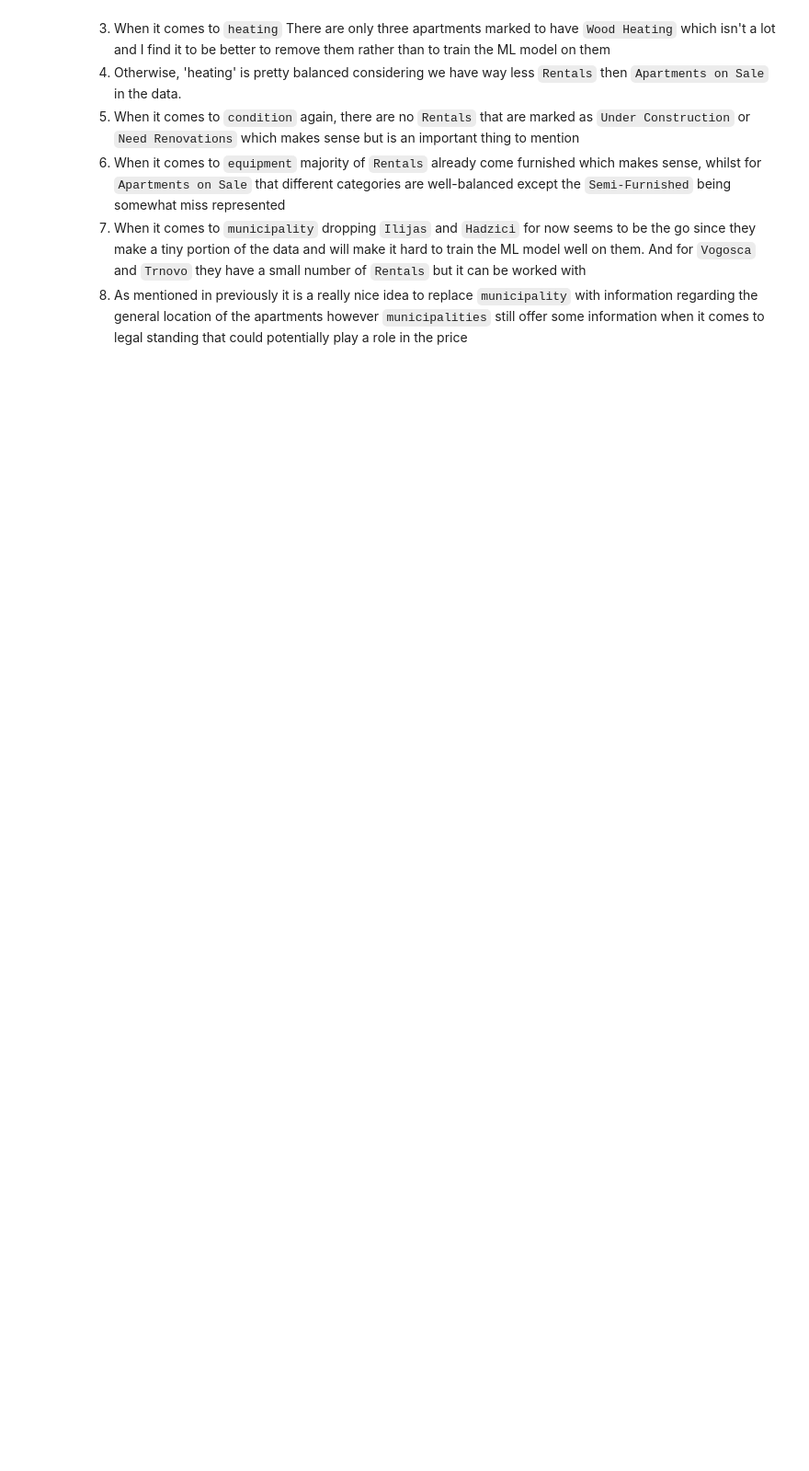
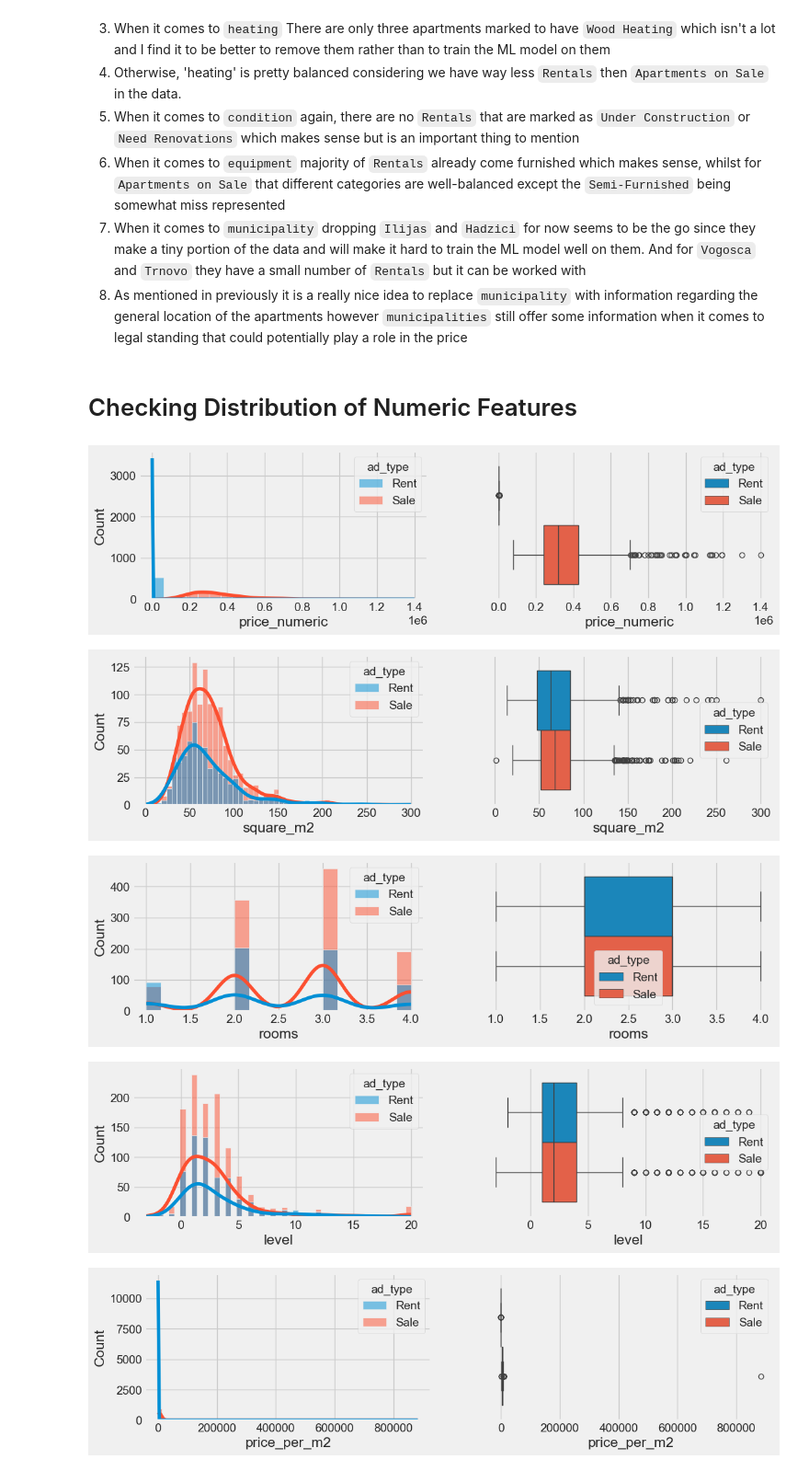
Before and after one commit to EmreArapcicUevak/EE418-Introduction-to-Machine-Learning-Project, a Jupyter notebook: notebooks/feature_analysis.ipynb, the cells around one changed output. Shown at 92% size. Drawn from its saved outputs; the diff is of its cells as text; code cells hidden in the pictures; blank space fills up the shorter version.

Commit message:
Start work on the distribution of the numeric features

```diff
--- a/notebooks/feature_analysis.ipynb
+++ b/notebooks/feature_analysis.ipynb
@@ -266,6 +266,25 @@ Well here are some key-notes
 6. When it comes to `equipment`  majority of `Rentals` already come furnished which makes sense, whilst for `Apartments on Sale` that different categories are well-balanced except the `Semi-Furnished` being somewhat miss represented
 7. When it comes to `municipality` dropping `Ilijas` and `Hadzici` for now seems to be the go since they make a tiny portion of the data and will make it hard to train the ML model well on them. And for `Vogosca` and `Trnovo` they have a small number of `Rentals` but it can be worked with
 8. As mentioned in previously it is a really nice idea to replace `municipality` with information regarding the general location of the apartments however `municipalities` still offer some information when it comes to legal standing that could potentially play a role in the price
+# %% [markdown]
+# Checking Distribution of Numeric Features
+# %%
+numeric_features = ['price_numeric', 'square_m2', 'rooms', 'level', "price_per_m2"]
+
+for feature in numeric_features:
+  plt.subplots(nrows = 1, ncols=2, figsize=(12, 3), sharex=True)
+
+  plt.subplot(1,2,1)
+  sns.histplot(data=apartments, x=feature, hue='ad_type', kde=True)
+
+  plt.subplot(1,2,2)
+  sns.boxplot(data=apartments, x=feature, hue='ad_type')
+# %% [output]
+[figure, added]
+[figure, added]
+[figure, added]
+[figure, added]
+[figure, added]
 # %%
 municipality_count = apartments['municipality'].value_counts()
 def autopct_fmt(pct):
```
